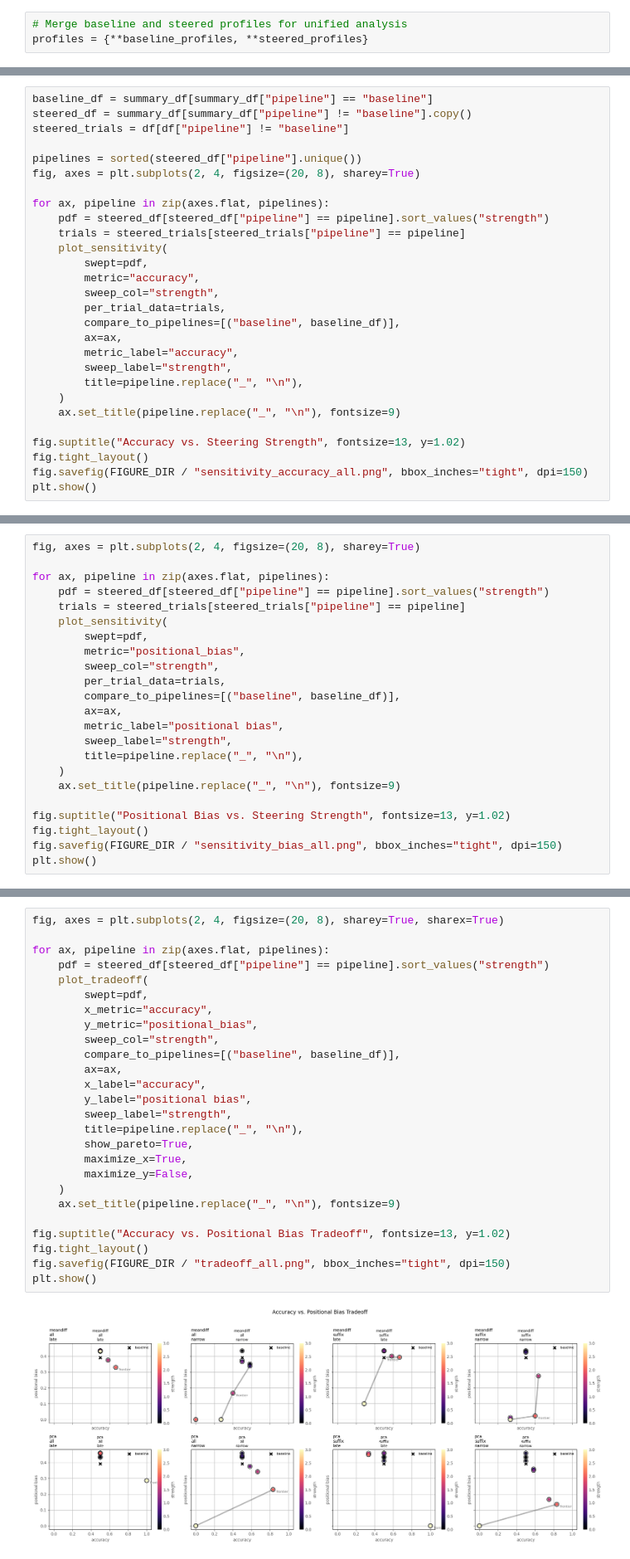
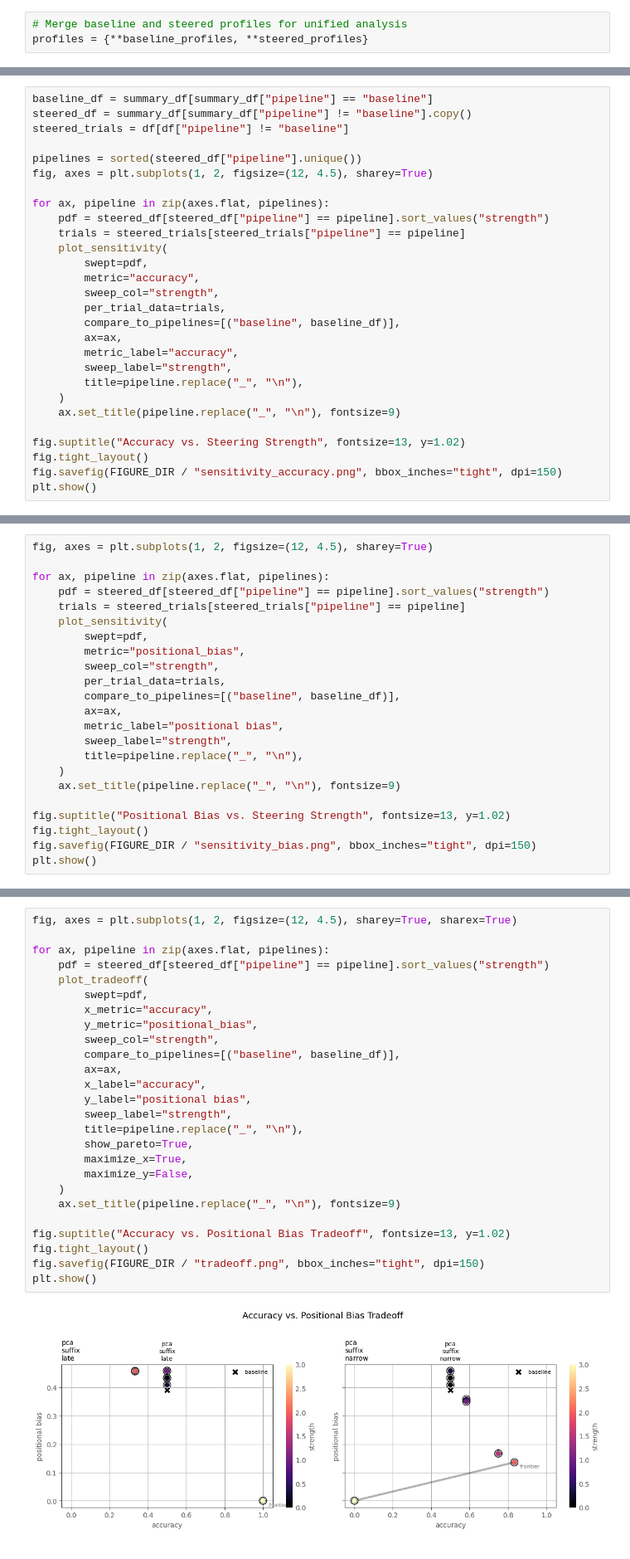
Before and after one commit to barry-ravichandran/AISteer360, a Jupyter notebook: examples/notebooks/benchmark_medical_triage_alignment/medical_triage_cast.ipynb, the cells around one changed output, grey strips where cells are left out. Shown at 83% size. Drawn from its saved outputs; the diff is of its cells as text.

```diff
--- a/examples/notebooks/benchmark_medical_triage_alignment/medical_triage_cast.ipynb
+++ b/examples/notebooks/benchmark_medical_triage_alignment/medical_triage_cast.ipynb
@@ -530,7 +519,7 @@ steered_df = summary_df[summary_df["pipeline"] != "baseline"].copy()
 steered_trials = df[df["pipeline"] != "baseline"]
 
 pipelines = sorted(steered_df["pipeline"].unique())
-fig, axes = plt.subplots(2, 4, figsize=(20, 8), sharey=True)
+fig, axes = plt.subplots(1, 2, figsize=(12, 4.5), sharey=True)
 
 for ax, pipeline in zip(axes.flat, pipelines):
     pdf = steered_df[steered_df["pipeline"] == pipeline].sort_values("strength")
@@ -550,6 +539,6 @@ for ax, pipeline in zip(axes.flat, pipelines):
 
 fig.suptitle("Accuracy vs. Steering Strength", fontsize=13, y=1.02)
 fig.tight_layout()
-fig.savefig(FIGURE_DIR / "sensitivity_accuracy_all.png", bbox_inches="tight", dpi=150)
+fig.savefig(FIGURE_DIR / "sensitivity_accuracy.png", bbox_inches="tight", dpi=150)
 plt.show()
 # %% [output]
@@ -561,5 +552,5 @@ Positional bias measures how much the model's choice frequencies deviate from un
 # %%
-fig, axes = plt.subplots(2, 4, figsize=(20, 8), sharey=True)
+fig, axes = plt.subplots(1, 2, figsize=(12, 4.5), sharey=True)
 
 for ax, pipeline in zip(axes.flat, pipelines):
     pdf = steered_df[steered_df["pipeline"] == pipeline].sort_values("strength")
@@ -579,6 +570,6 @@ for ax, pipeline in zip(axes.flat, pipelines):
 
 fig.suptitle("Positional Bias vs. Steering Strength", fontsize=13, y=1.02)
 fig.tight_layout()
-fig.savefig(FIGURE_DIR / "sensitivity_bias_all.png", bbox_inches="tight", dpi=150)
+fig.savefig(FIGURE_DIR / "sensitivity_bias.png", bbox_inches="tight", dpi=150)
 plt.show()
 # %% [output]
@@ -590,31 +583,31 @@ For each pipeline, we show the accuracy-bias tradeoff across strength values wit
 # %%
-fig, axes = plt.subplots(2, 4, figsize=(20, 8), sharey=True, sharex=True)
+fig, axes = plt.subplots(1, 2, figsize=(12, 4.5), sharey=True, sharex=True)
 
 for ax, pipeline in zip(axes.flat, pipelines):
     pdf = steered_df[steered_df["pipeline"] == pipeline].sort_values("strength")
     plot_tradeoff(
         swept=pdf,
         x_metric="accuracy",
         y_metric="positional_bias",
         sweep_col="strength",
         compare_to_pipelines=[("baseline", baseline_df)],
         ax=ax,
         x_label="accuracy",
         y_label="positional bias",
         sweep_label="strength",
         title=pipeline.replace("_", "\n"),
         show_pareto=True,
         maximize_x=True,
         maximize_y=False,
     )
     ax.set_title(pipeline.replace("_", "\n"), fontsize=9)
 
 fig.suptitle("Accuracy vs. Positional Bias Tradeoff", fontsize=13, y=1.02)
 fig.tight_layout()
-fig.savefig(FIGURE_DIR / "tradeoff_all.png", bbox_inches="tight", dpi=150)
+fig.savefig(FIGURE_DIR / "tradeoff.png", bbox_inches="tight", dpi=150)
 plt.show()
 # %% [output]
-[figure, old version]
+[figure, new version]
 # %% [markdown]
 ### Summary Table
 
```
Also changed, not shown: parts of 21 cells of this notebook.
